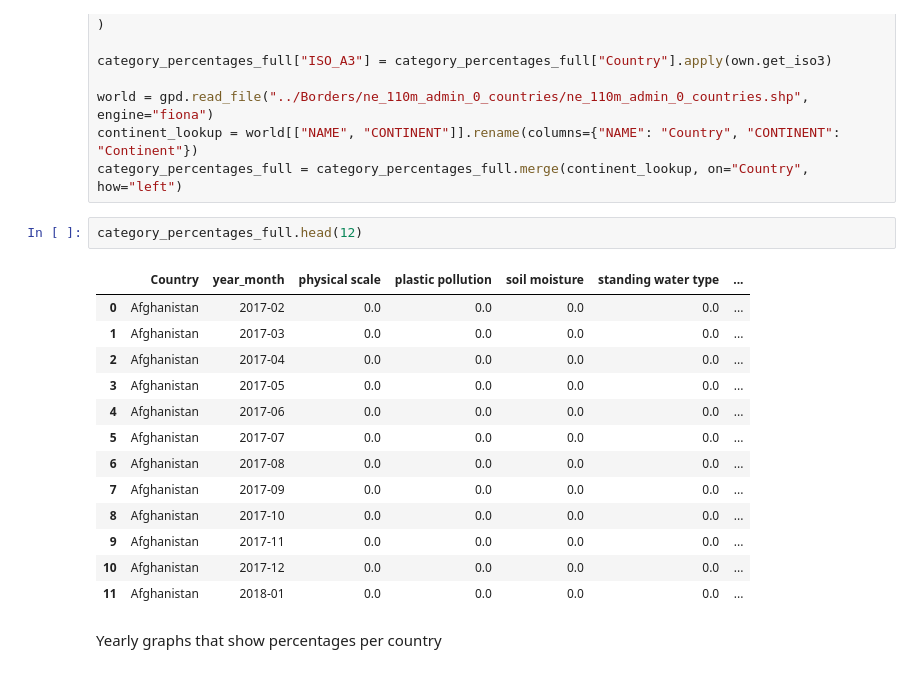
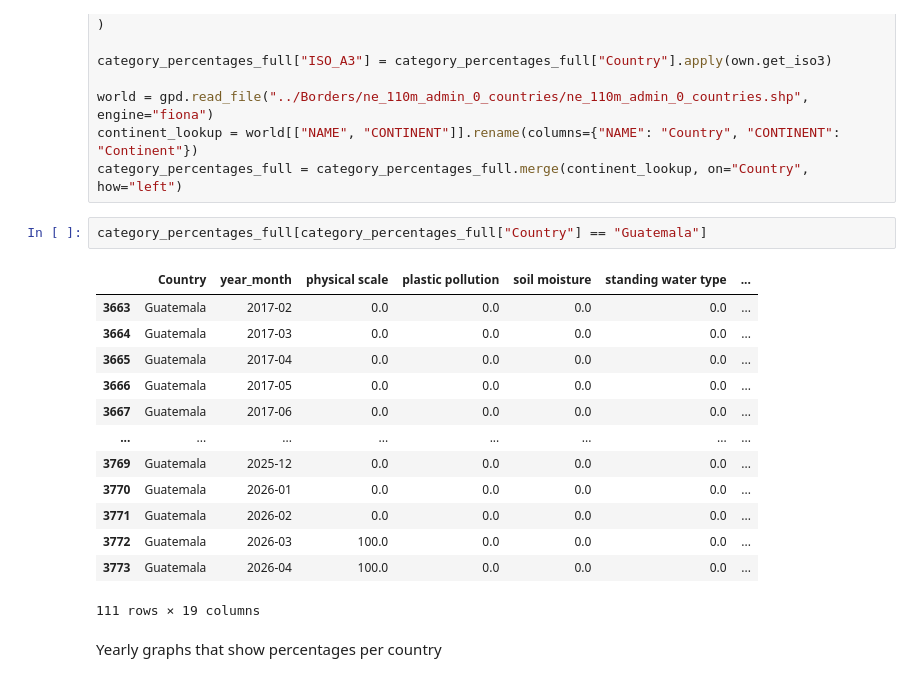
Before and after one commit to yannicknicolaswirz/Master_Thesis, a Jupyter notebook: Code/Part1_Categories.ipynb, the cells around one changed output. Drawn from its saved outputs; the diff is of its cells as text.

```diff
--- a/Code/Part1_Categories.ipynb
+++ b/Code/Part1_Categories.ipynb
@@ -159,21 +159,21 @@ world = gpd.read_file("../Borders/ne_110m_admin_0_countries/ne_110m_admin_0_coun
 continent_lookup = world[["NAME", "CONTINENT"]].rename(columns={"NAME": "Country", "CONTINENT": "Continent"})
 category_percentages_full = category_percentages_full.merge(continent_lookup, on="Country", how="left")
 # %%
-category_percentages_full.head(12)
+category_percentages_full[category_percentages_full["Country"] == "Guatemala"]
 # %% [output]
 |  | Country | year_month | physical scale | plastic pollution | soil moisture | standing water type | ... |
-| 0 | Afghanistan | 2017-02 | 0.0 | 0.0 | 0.0 | 0.0 | ... |
-| 1 | Afghanistan | 2017-03 | 0.0 | 0.0 | 0.0 | 0.0 | ... |
-| 2 | Afghanistan | 2017-04 | 0.0 | 0.0 | 0.0 | 0.0 | ... |
-| 3 | Afghanistan | 2017-05 | 0.0 | 0.0 | 0.0 | 0.0 | ... |
-| 4 | Afghanistan | 2017-06 | 0.0 | 0.0 | 0.0 | 0.0 | ... |
-| 5 | Afghanistan | 2017-07 | 0.0 | 0.0 | 0.0 | 0.0 | ... |
-| 6 | Afghanistan | 2017-08 | 0.0 | 0.0 | 0.0 | 0.0 | ... |
-| 7 | Afghanistan | 2017-09 | 0.0 | 0.0 | 0.0 | 0.0 | ... |
-| 8 | Afghanistan | 2017-10 | 0.0 | 0.0 | 0.0 | 0.0 | ... |
-| 9 | Afghanistan | 2017-11 | 0.0 | 0.0 | 0.0 | 0.0 | ... |
-| 10 | Afghanistan | 2017-12 | 0.0 | 0.0 | 0.0 | 0.0 | ... |
-| 11 | Afghanistan | 2018-01 | 0.0 | 0.0 | 0.0 | 0.0 | ... |
+| 3663 | Guatemala | 2017-02 | 0.0 | 0.0 | 0.0 | 0.0 | ... |
+| 3664 | Guatemala | 2017-03 | 0.0 | 0.0 | 0.0 | 0.0 | ... |
+| 3665 | Guatemala | 2017-04 | 0.0 | 0.0 | 0.0 | 0.0 | ... |
+| 3666 | Guatemala | 2017-05 | 0.0 | 0.0 | 0.0 | 0.0 | ... |
+| 3667 | Guatemala | 2017-06 | 0.0 | 0.0 | 0.0 | 0.0 | ... |
+| ... | ... | ... | ... | ... | ... | ... | ... |
+| 3769 | Guatemala | 2025-12 | 0.0 | 0.0 | 0.0 | 0.0 | ... |
+| 3770 | Guatemala | 2026-01 | 0.0 | 0.0 | 0.0 | 0.0 | ... |
+| 3771 | Guatemala | 2026-02 | 0.0 | 0.0 | 0.0 | 0.0 | ... |
+| 3772 | Guatemala | 2026-03 | 100.0 | 0.0 | 0.0 | 0.0 | ... |
+| 3773 | Guatemala | 2026-04 | 100.0 | 0.0 | 0.0 | 0.0 | ... |
+111 rows × 19 columns
 # %% [markdown]
 Yearly graphs that show percentages per country
 # %%
```
Also changed, not shown: parts of 2 cells of this notebook, 5 other files.
